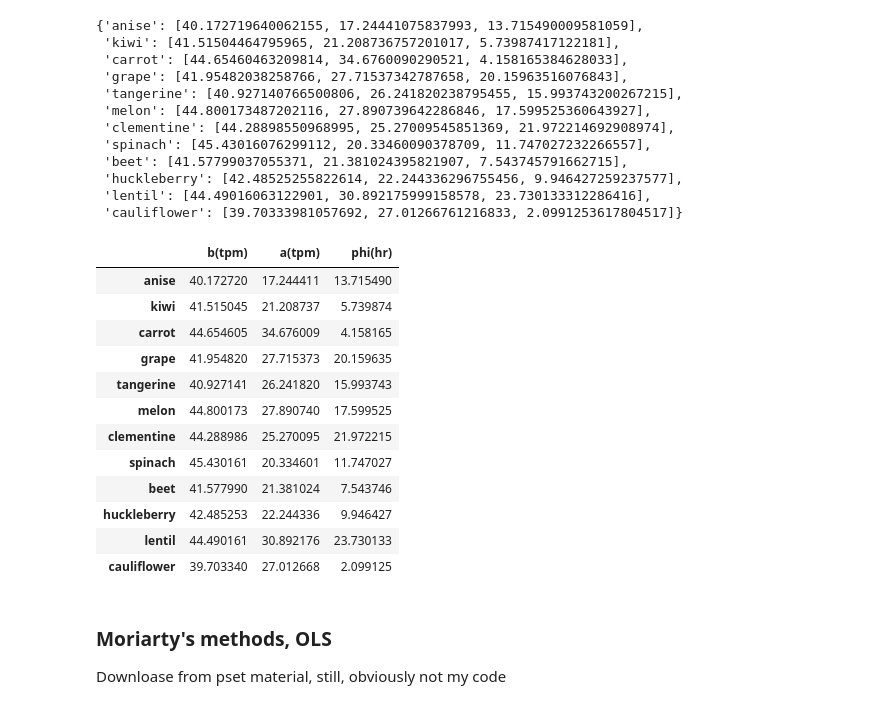
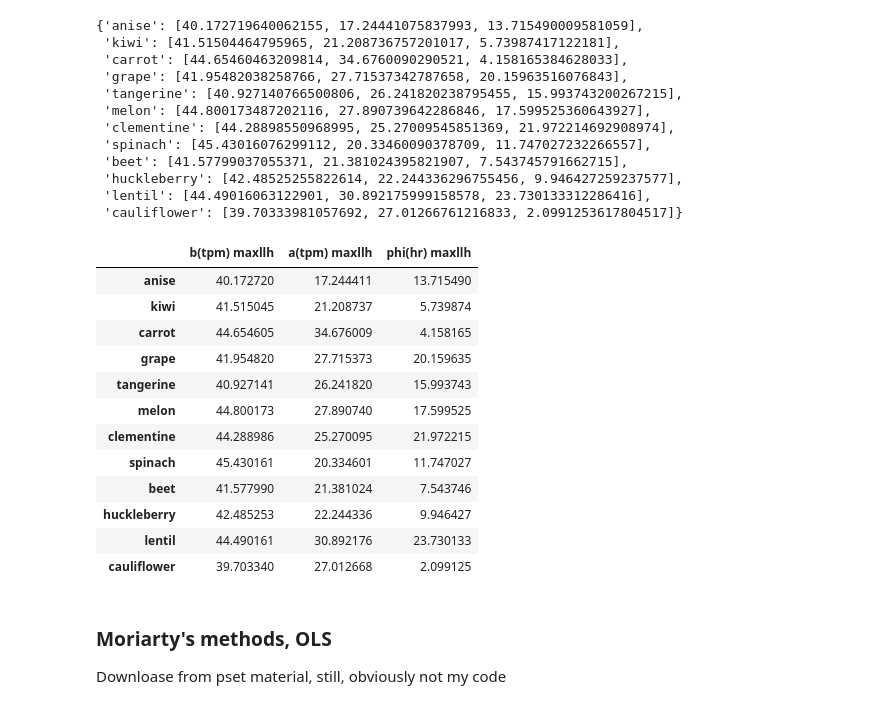
Before and after one commit to ningkko/mcb112, a Jupyter notebook: pset8/HuaYining_08.ipynb, the cells around one changed output. Saved outputs shown, nothing was run; the diff lists cells and outputs as text; code cells hidden in the pictures.

```diff
--- a/pset8/HuaYining_08.ipynb
+++ b/pset8/HuaYining_08.ipynb
@@ -113,10 +89,10 @@ max_llh_d
  'lentil': [44.49016063122901, 30.892175999158578, 23.730133312286416],
  'cauliflower': [39.70333981057692, 27.01266761216833, 2.0991253617804517]}
 # %%
-max_llh_df = pd.DataFrame.from_dict(max_llh_d, columns=["b(tpm)","a(tpm)","phi(hr)"], orient="index")
+max_llh_df = pd.DataFrame.from_dict(max_llh_d, columns=["b(tpm) maxllh","a(tpm) maxllh","phi(hr) maxllh"], orient="index")
 max_llh_df
 # %% [output]
-|  | b(tpm) | a(tpm) | phi(hr) |
+|  | b(tpm) maxllh | a(tpm) maxllh | phi(hr) maxllh |
 | anise | 40.172720 | 17.244411 | 13.715490 |
 | kiwi | 41.515045 | 21.208737 | 5.739874 |
 | carrot | 44.654605 | 34.676009 | 4.158165 |
```
Also changed, not shown: parts of 26 cells of this notebook.
